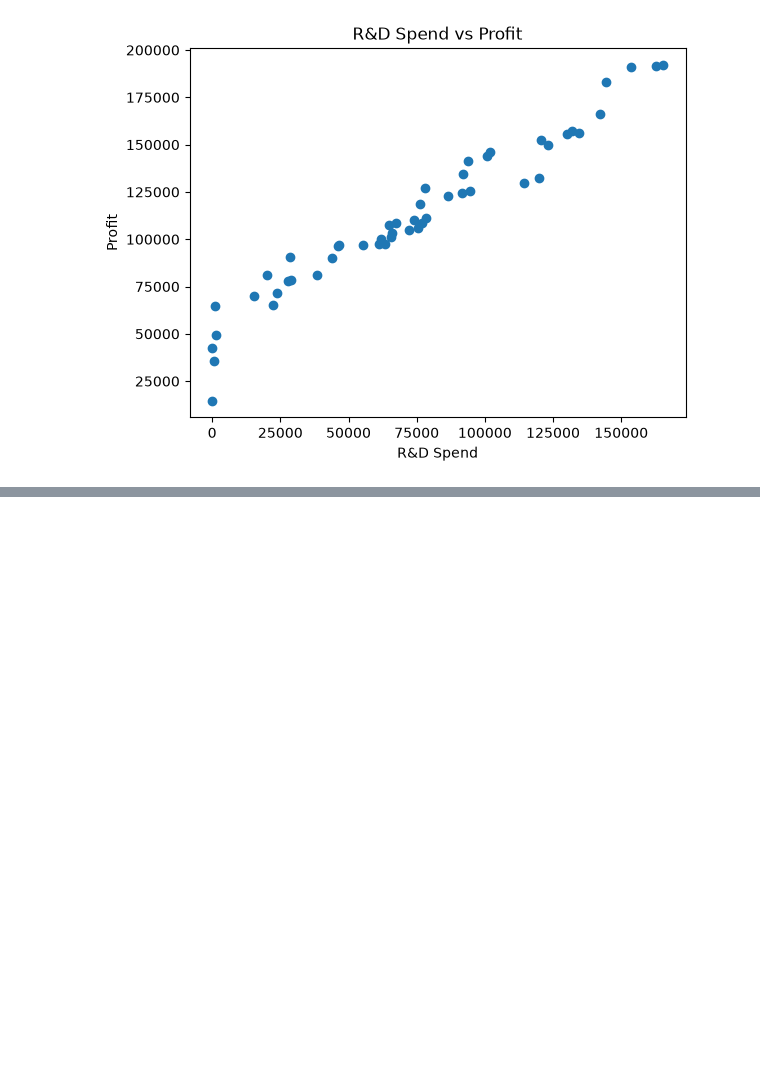
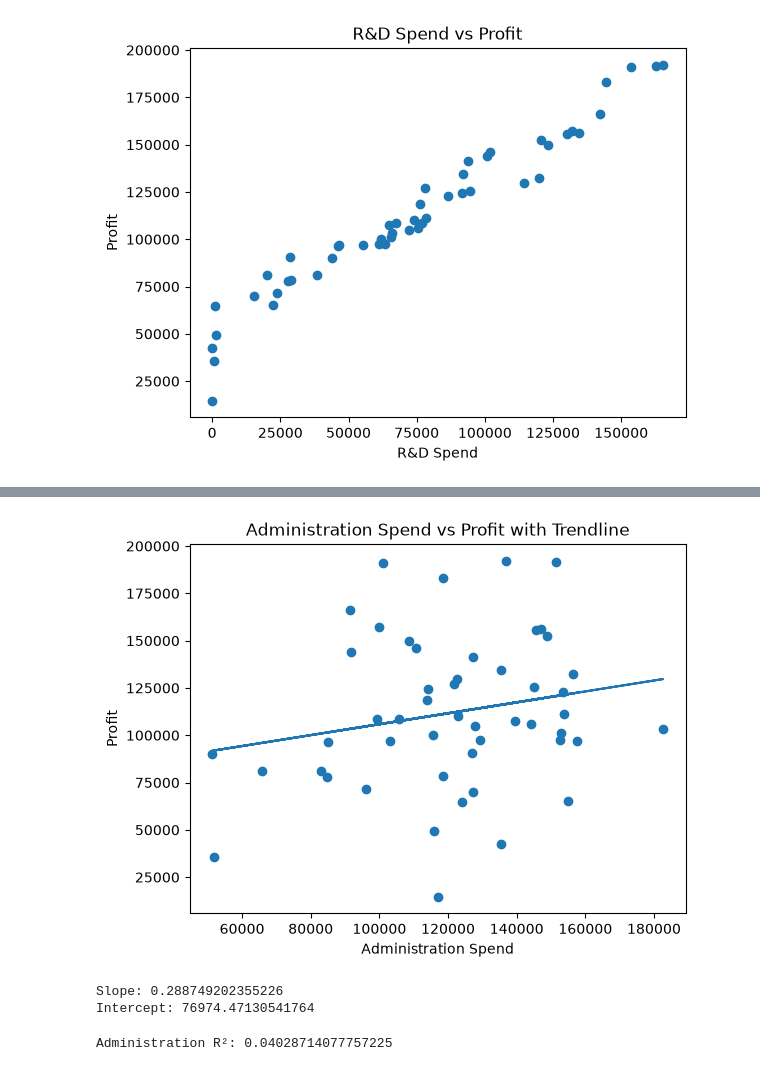
Before and after one commit to jayaranjan2004/Startup-Profit-Analysis, a Jupyter notebook: Data/profit_analysis.ipynb, the cells around one changed output, grey strips where cells are left out. Saved outputs shown, nothing was run; the diff lists cells and outputs as text; code cells hidden in the pictures; blank space fills up the shorter version.

```diff
--- a/Data/profit_analysis.ipynb
+++ b/Data/profit_analysis.ipynb
@@ -87,0 +152,31 @@ plt.show()
+# %%
+x = df["Administration"]
+y = df["Profit"]
+
+slope_a, intercept_a = np.polyfit(x, y, 1)
+y_pred_a = slope_a * x + intercept_a
+
+plt.scatter(x, y)
+plt.plot(x, y_pred_a)
+
+plt.xlabel("Administration Spend")
+plt.ylabel("Profit")
+plt.title("Administration Spend vs Profit with Trendline")
+
+plt.show()
+
+print("Slope:", slope_a)
+print("Intercept:", intercept_a)
+# %% [output]
+[figure, added]
+Slope: 0.288749202355226
+Intercept: 76974.47130541764
+# %%
+r_squared_a = np.corrcoef(
+    df["Administration"],
+    df["Profit"]
+)[0, 1] ** 2
+
+print("Administration R²:", r_squared_a)
+# %% [output]
+Administration R²: 0.04028714077757225
```
Also changed, not shown: parts of 9 cells of this notebook.
